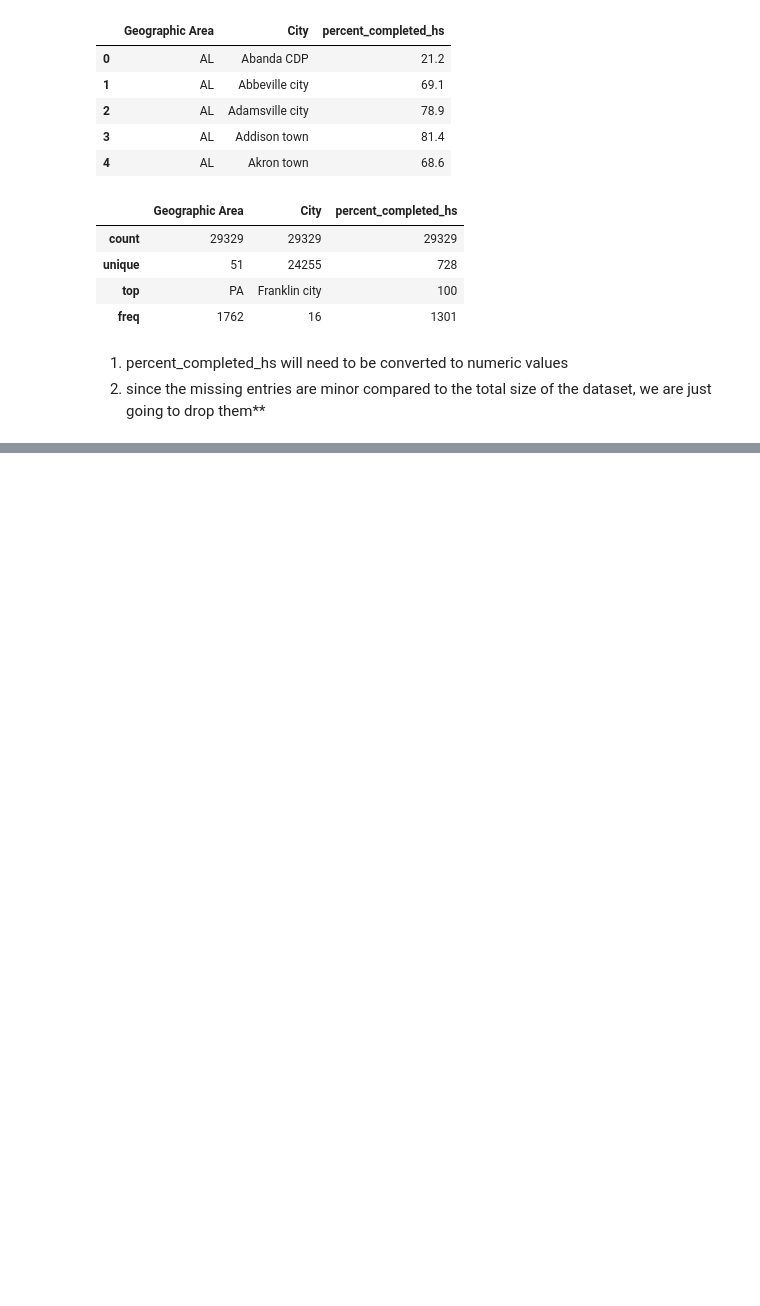
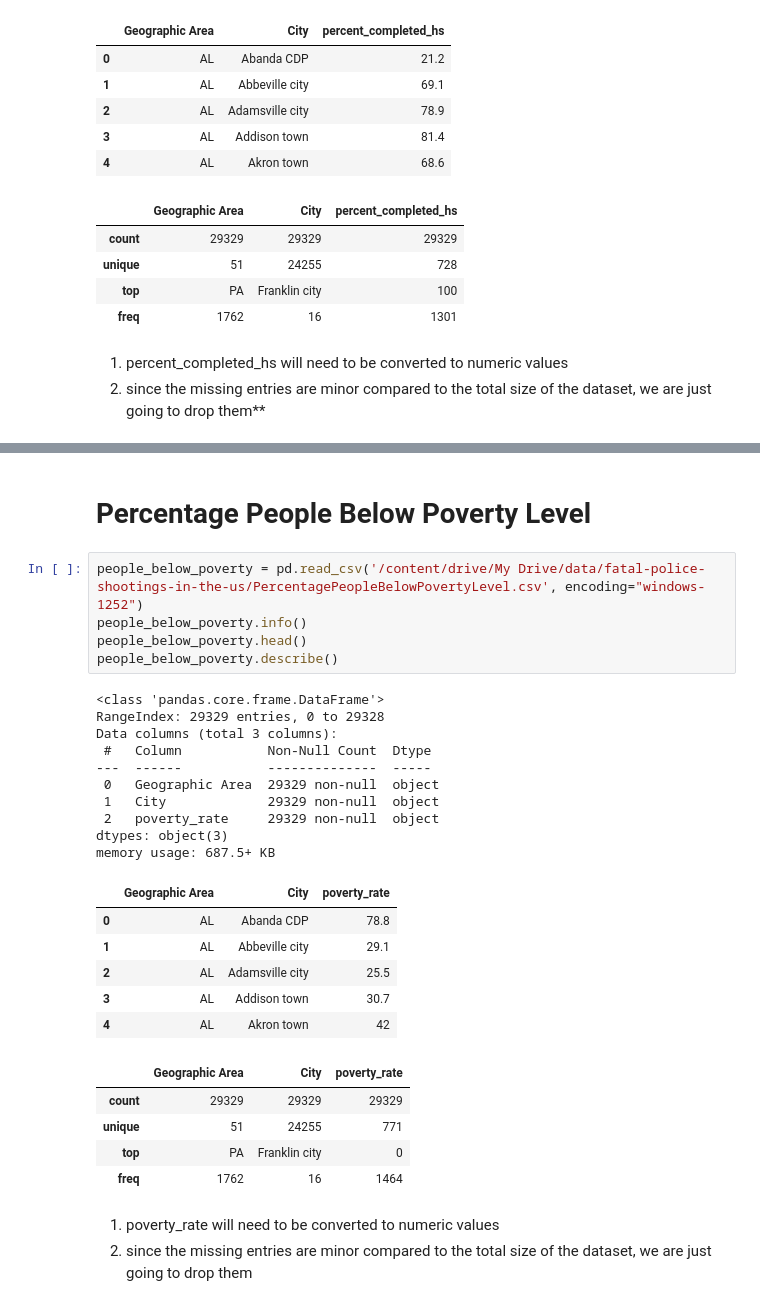
Before and after one commit to UToledo-DataScience/Fatal-Police-Shootings-in-the-US, a Jupyter notebook: DataCleaning/data_cleaning.ipynb, the cells around one changed output, grey strips where cells are left out. Cells and saved outputs as stored; diff of their text form; blank space fills up the shorter version.

```diff
--- a/DataCleaning/data_cleaning.ipynb
+++ b/DataCleaning/data_cleaning.ipynb
@@ -195,0 +53,32 @@ Proportion of each race in victim
+# %% [markdown]
+# **Percentage People Below Poverty Level**
+# %%
+people_below_poverty = pd.read_csv('/content/drive/My Drive/data/fatal-police-shootings-in-the-us/PercentagePeopleBelowPovertyLevel.csv', encoding="windows-1252")
+people_below_poverty.info()
+people_below_poverty.head()
+people_below_poverty.describe()
+# %% [output]
+<class 'pandas.core.frame.DataFrame'>
+RangeIndex: 29329 entries, 0 to 29328
+Data columns (total 3 columns):
+ #   Column           Non-Null Count  Dtype
+---  ------           --------------  -----
+ 0   Geographic Area  29329 non-null  object
+ 1   City             29329 non-null  object
+ 2   poverty_rate     29329 non-null  object
+dtypes: object(3)
+memory usage: 687.5+ KB
+|  | Geographic Area | City | poverty_rate |
+| 0 | AL | Abanda CDP | 78.8 |
+| 1 | AL | Abbeville city | 29.1 |
+| 2 | AL | Adamsville city | 25.5 |
+| 3 | AL | Addison town | 30.7 |
+| 4 | AL | Akron town | 42 |
+|  | Geographic Area | City | poverty_rate |
+| count | 29329 | 29329 | 29329 |
+| unique | 51 | 24255 | 771 |
+| top | PA | Franklin city | 0 |
+| freq | 1762 | 16 | 1464 |
+# %% [markdown]
+1. poverty_rate will need to be converted to numeric values
+2. since the missing entries are minor compared to the total size of the dataset, we are just going to drop them
```
Also changed, not shown: parts of 41 cells of this notebook.
